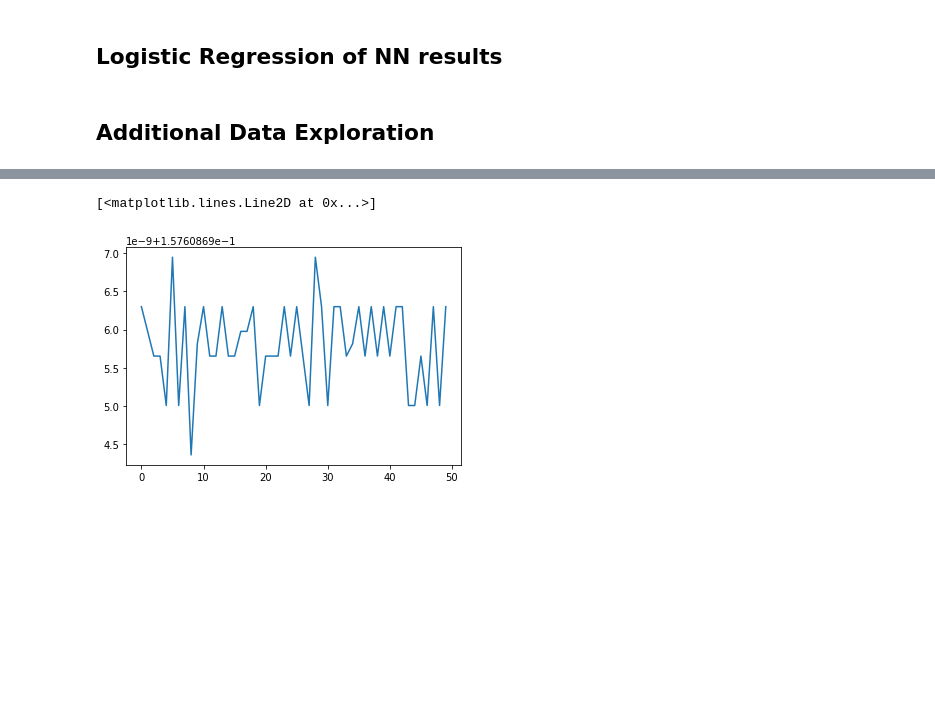
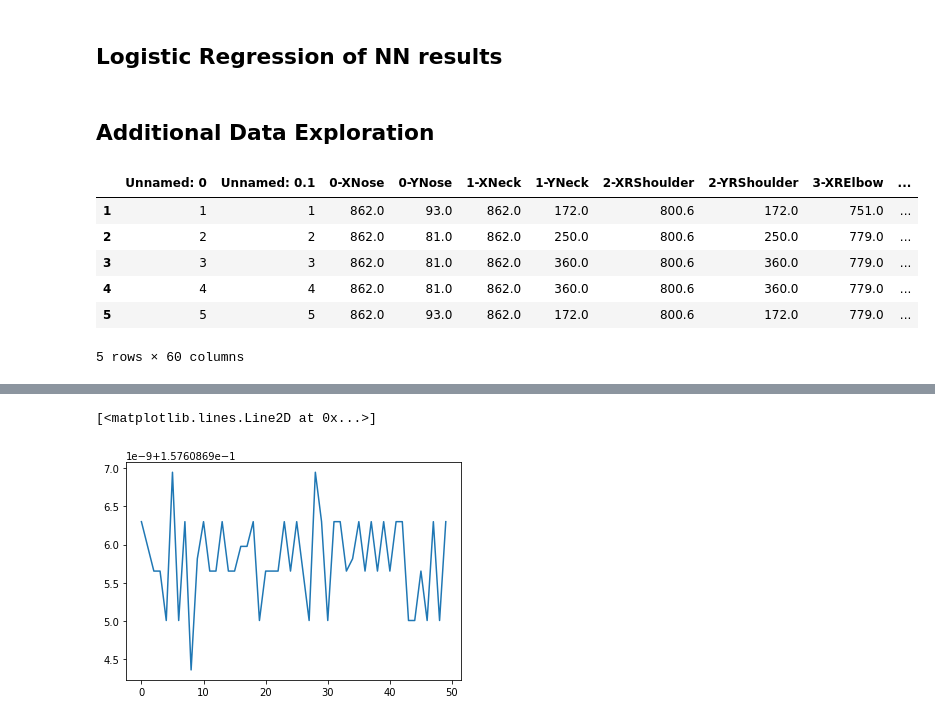
Before and after one commit to romanrosh/bio-mechanic-movemement-detector-ai, a Jupyter notebook: Squat_Project_submission_1.ipynb, the cells around one changed output, grey strips where cells are left out. Cells and saved outputs as stored; diff of their text form; code cells hidden in the pictures; blank space fills up the shorter version.

```diff
--- a/Squat_Project_submission_1.ipynb
+++ b/Squat_Project_submission_1.ipynb
@@ -198,3 +198,14 @@ import matplotlib.pyplot as plt
 %matplotlib inline
 # %%
 df=pd.read_csv('C:/Users/romanrosh/PycharmProjects/bio-mechanic-movmement-detector-ai/destination/all labeled.csv')
+# %%
+df=df[1:]
+df.head()
+# %% [output]
+|  | Unnamed: 0 | Unnamed: 0.1 | 0-XNose | 0-YNose | 1-XNeck | 1-YNeck | 2-XRShoulder | 2-YRShoulder | 3-XRElbow | ... |
+| 1 | 1 | 1 | 862.0 | 93.0 | 862.0 | 172.0 | 800.6 | 172.0 | 751.0 | ... |
+| 2 | 2 | 2 | 862.0 | 81.0 | 862.0 | 250.0 | 800.6 | 250.0 | 779.0 | ... |
+| 3 | 3 | 3 | 862.0 | 81.0 | 862.0 | 360.0 | 800.6 | 360.0 | 779.0 | ... |
+| 4 | 4 | 4 | 862.0 | 81.0 | 862.0 | 360.0 | 800.6 | 360.0 | 779.0 | ... |
+| 5 | 5 | 5 | 862.0 | 93.0 | 862.0 | 172.0 | 800.6 | 172.0 | 779.0 | ... |
+5 rows × 60 columns
```
Also changed, not shown: parts of 13 cells of this notebook, 2 other files.
